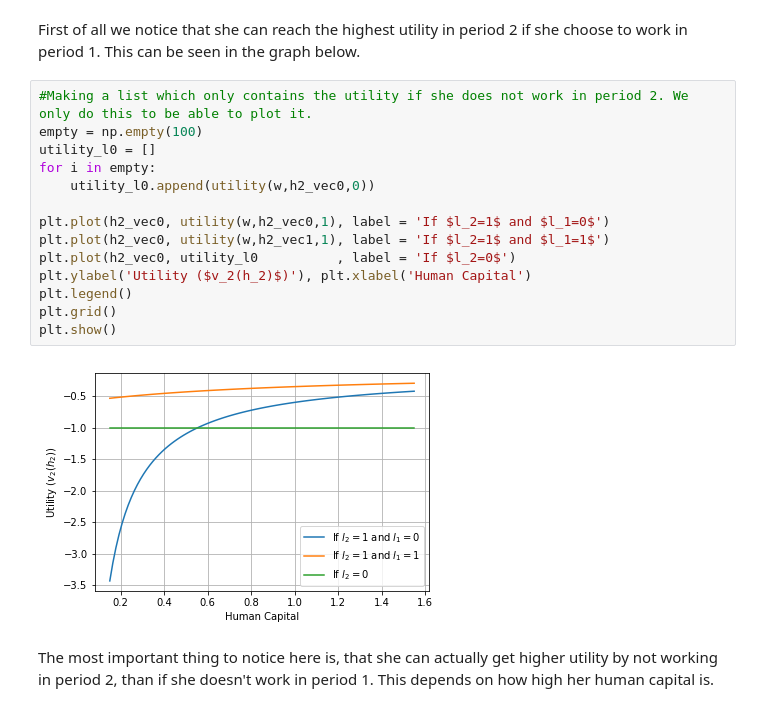
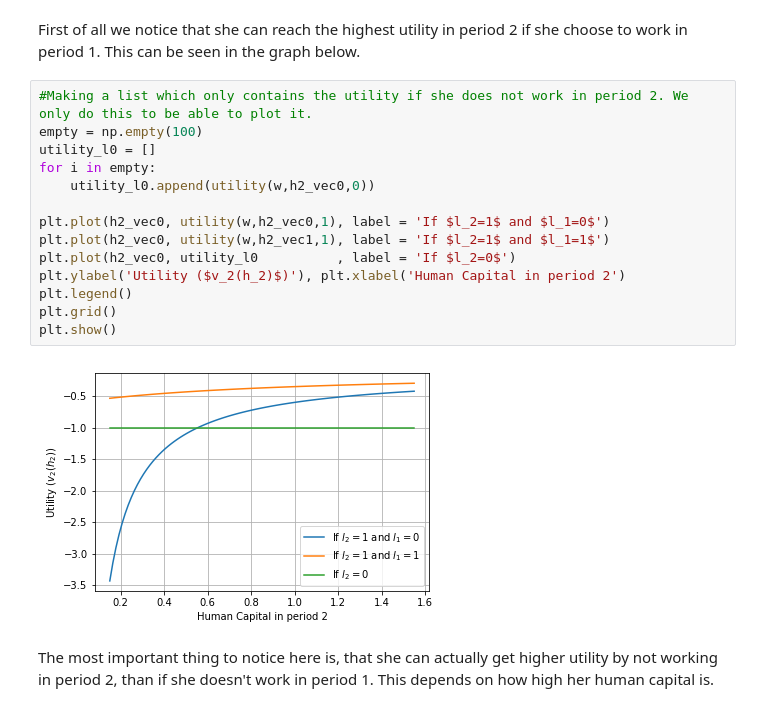
Before and after one commit to kzm266/projects-2019-anaconda-bois, a Jupyter notebook: examproject/exam_2019.ipynb, the cells around one changed output. Drawn from its saved outputs; the diff is of its cells as text.

```diff
--- a/examproject/exam_2019.ipynb
+++ b/examproject/exam_2019.ipynb
@@ -106,19 +106,19 @@ First of all we notice that she can reach the highest utility in period 2 if she
 # %%
 #Making a list which only contains the utility if she does not work in period 2. We only do this to be able to plot it.
 empty = np.empty(100)
 utility_l0 = []
 for i in empty:
     utility_l0.append(utility(w,h2_vec0,0))
 
 plt.plot(h2_vec0, utility(w,h2_vec0,1), label = 'If $l_2=1$ and $l_1=0$')
 plt.plot(h2_vec0, utility(w,h2_vec1,1), label = 'If $l_2=1$ and $l_1=1$')
 plt.plot(h2_vec0, utility_l0          , label = 'If $l_2=0$')
-plt.ylabel('Utility ($v_2(h_2)$)'), plt.xlabel('Human Capital')
+plt.ylabel('Utility ($v_2(h_2)$)'), plt.xlabel('Human Capital in period 2')
 plt.legend()
 plt.grid()
 plt.show()
 # %% [output]
-[figure, old version]
+[figure, new version]
 # %% [markdown]
 The most important thing to notice here is, that she can actually get higher utility by not working in period 2, than if she doesn't work in period 1. This depends on how high her human capital is.
 # %% [markdown]
```
Also changed, not shown: parts of 17 cells of this notebook.
